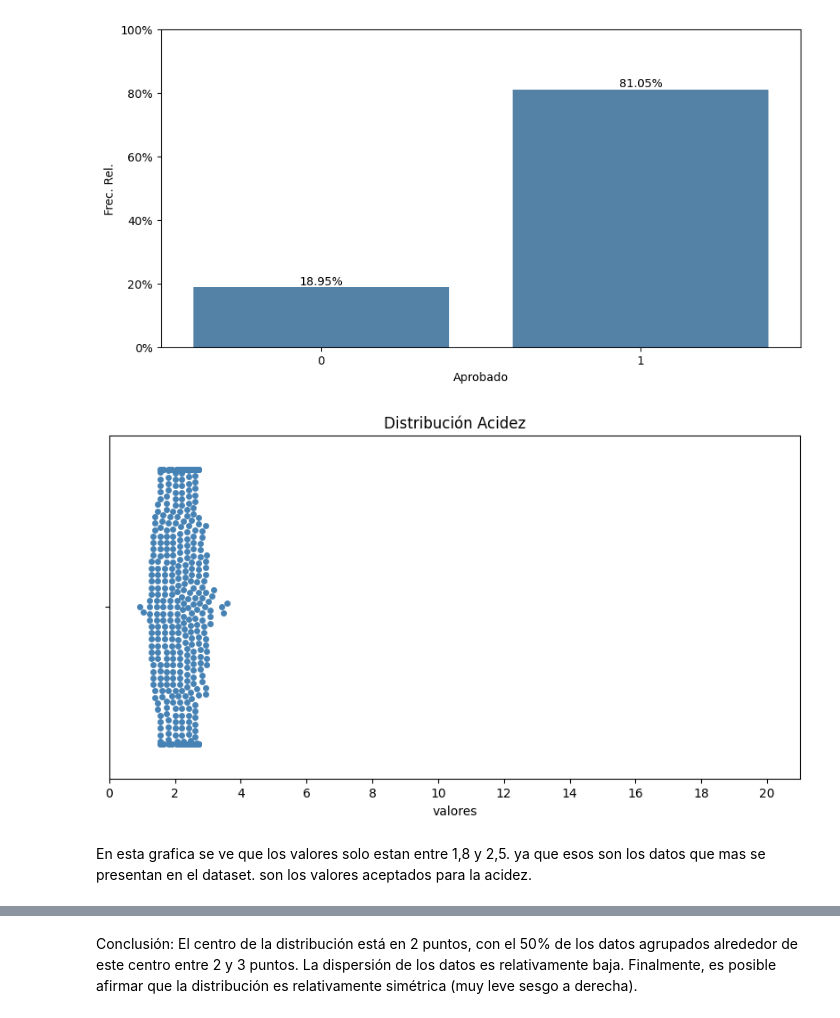
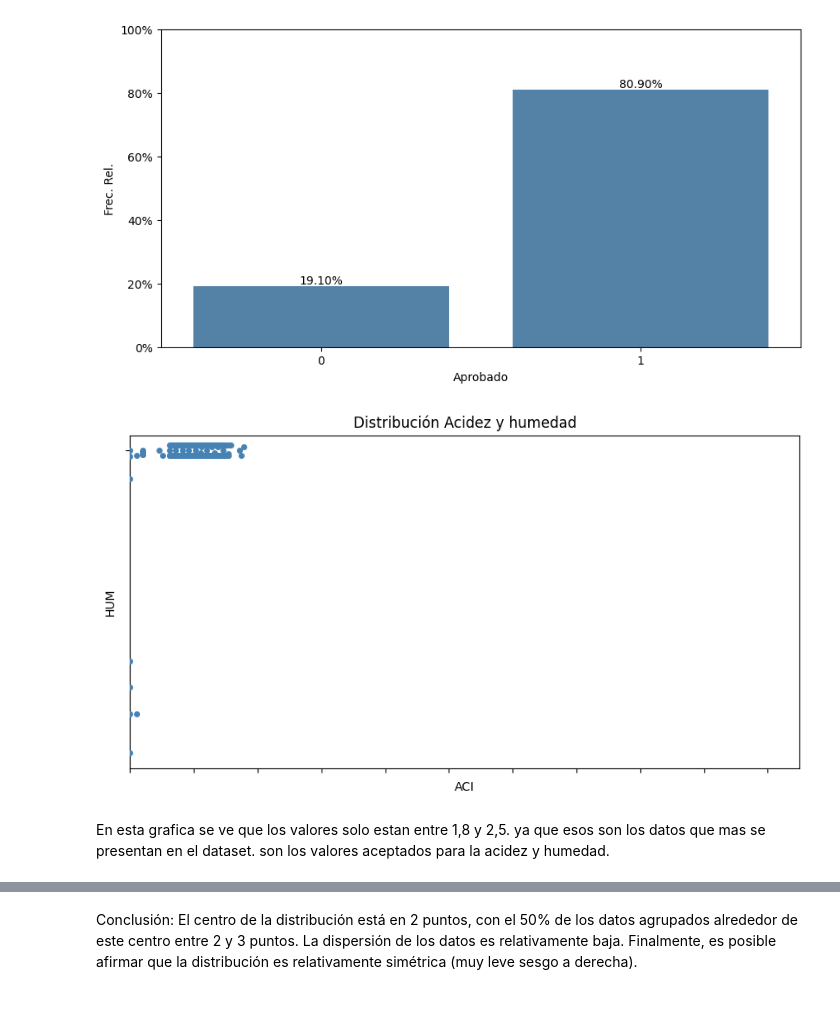
Before and after one commit to claudia-pixel/taller1, a Jupyter notebook: AnalisisBivariado.ipynb, the cells around one changed output, grey strips where cells are left out. Cells and saved outputs as stored; diff of their text form; code cells hidden in the pictures.

```diff
--- a/AnalisisBivariado.ipynb
+++ b/AnalisisBivariado.ipynb
@@ -79,3 +78,6 @@ data
 | 553 | 558 | 2.46 | 0.22 | 0.03 | 42.0 | 0.25 |
 | 554 | 564 | NaN | 23 | 12 | NaN | 35 |
 555 rows × 6 columns
+# %%
+data.fillna(0, inplace = True) #reemplazar por 0 NaN
+data
@@ -268,12 +316,13 @@ plt.show()
 # %%
 plt.figure(figsize=(10,5))
 swarmplot_G3=sns.swarmplot(x=data['ACI'],color='steelblue')
-swarmplot_G3.set_xlabel('valores') ## cambia el título del eje x
+swarmplot_G3=sns.swarmplot(y=data['HUM'],color='steelblue')
+swarmplot_G3.set_xlabel('ACI') ## cambia el título del eje x
 swarmplot_G3.set_xlim(0, 21)                     ## cambia los límites del eje x
 swarmplot_G3.set_xticks(range(0,22,2))               ## cambia los valores del eje x
-swarmplot_G3.set_title('Distribución Acidez')
+swarmplot_G3.set_title('Distribución Acidez y humedad')
 plt.show()
 # %% [output]
-[figure, old version]
+[figure, new version]
 # %% [markdown]
-En esta grafica se ve que los valores solo estan entre 1,8 y 2,5. ya que esos son los datos que mas se presentan en el dataset. son los valores aceptados para la acidez.
+En esta grafica se ve que los valores solo estan entre 1,8 y 2,5. ya que esos son los datos que mas se presentan en el dataset. son los valores aceptados para la acidez y humedad.
```
Also changed, not shown: parts of 27 cells of this notebook.
